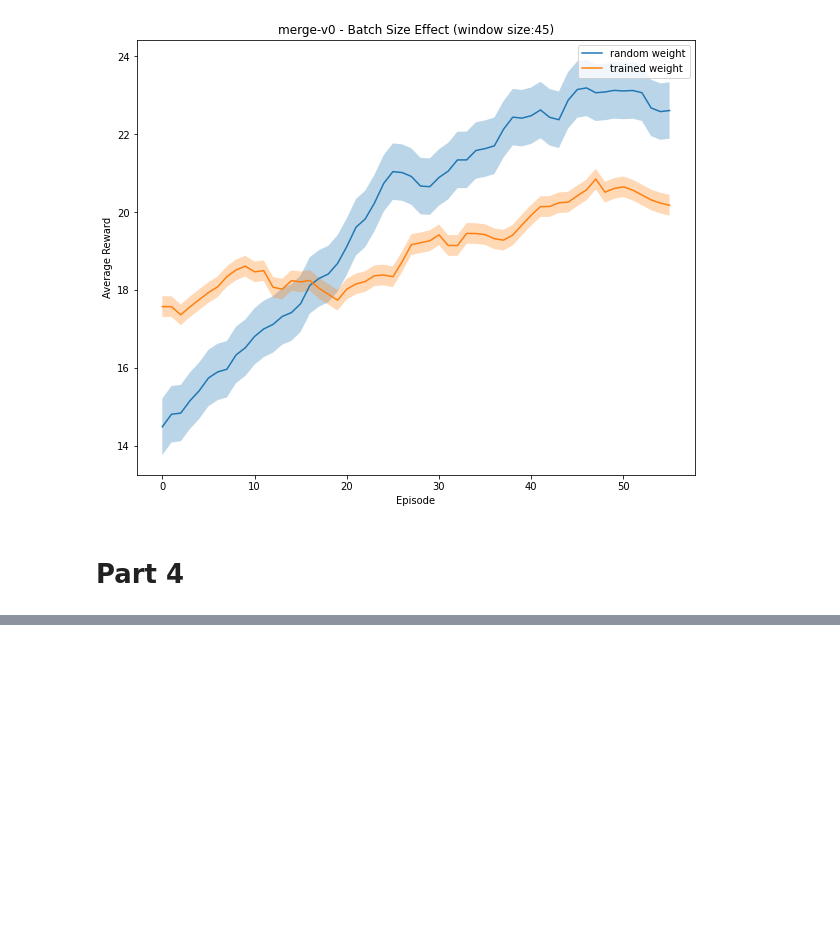
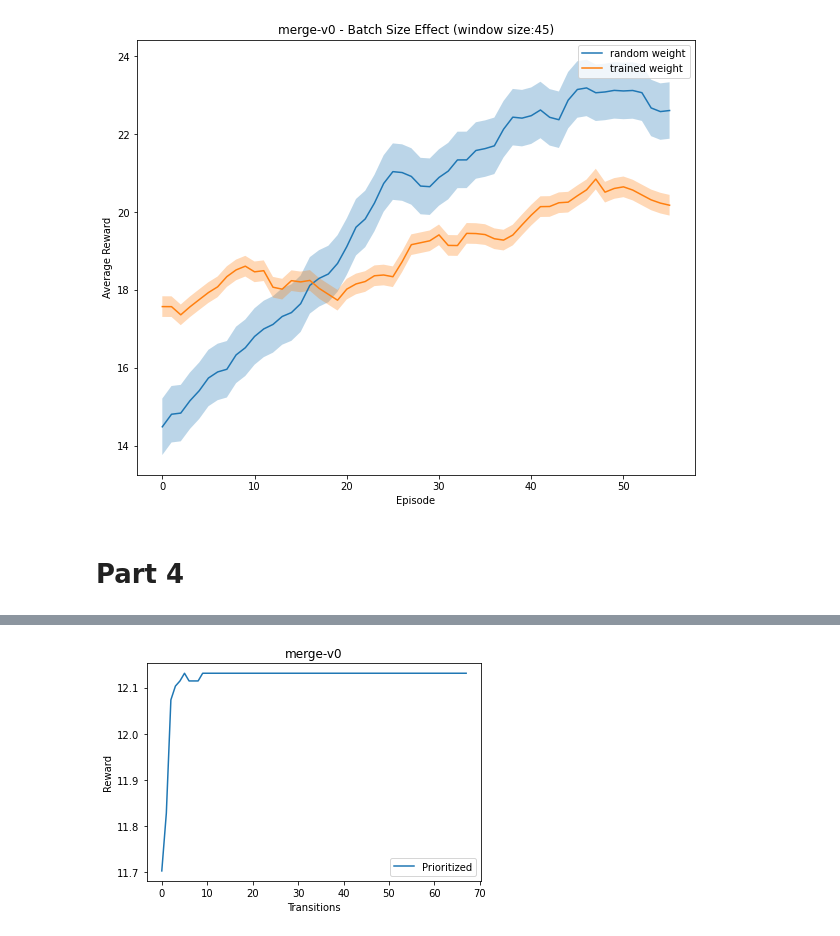
Before and after one commit to mohammadsaadati80/Highway-DQN, a Jupyter notebook: IL_HW5.ipynb, the cells around one changed output, grey strips where cells are left out. Saved outputs shown, nothing was run; the diff lists cells and outputs as text; code cells hidden in the pictures; blank space fills up the shorter version.

```diff
--- a/IL_HW5.ipynb
+++ b/IL_HW5.ipynb
@@ -488,5 +489,5 @@ plt.legend()
 <a name='2-3'></a>
 ## Render
 # %%
-crs6, agent6, state_dict6, cpp6  = run_DeepQLearning_agent(_batch_size=32, reps=1)
+crs6, agent6  = run_DeepQLearning_agent(_batch_size=32, reps=1)
 # %% [output]
@@ -833,0 +1111,16 @@ plt.legend()
+# %%
+def run_experiment(config, use_priority=False, n_seeds=10):
+    torch.manual_seed(0)
+    mean_rewards = []
+
+    for seed in range(n_seeds):
+        buffer = PrioritizedReplayBuffer(**config["buffer"])
+
+        model = DQN_PER(**config["model"])
+
+        seed_reward, seed_std = train(seed=seed, model=model, buffer=buffer, **config["train"])
+        mean_rewards.append(seed_reward)
+
+    mean_rewards = np.array(mean_rewards)
+
+    return mean_rewards, mean_rewards.mean(axis=0), mean_rewards.std(axis=0)
@@ -833,0 +1223,2 @@ plt.legend()
+# %%
+mpr, mean_priority_reward, std_priority_reward = run_experiment(priority_config)
@@ -833,0 +1268,19 @@ plt.legend()
+# %%
+steps = np.arange(mean_priority_reward.shape[0]) * config["train"]["test_every"]
+
+# mean_reward_ = np.convolve(np.mean(mean_reward, axis=0), np.ones(window_size)/window_size, mode='valid')
+# mean_reward_ = np.mean(mean_reward, axis=0)
+# ci1 = 1.96 * np.std(mean_reward_)/np.sqrt(len(mean_reward_))
+
+# plt.plot(steps, mean_reward_, label="Normal")
+# plt.fill_between(steps, mean_reward - std_reward, mean_reward + std_reward, alpha=0.3)
+plt.plot(steps, mean_priority_reward, label="Prioritized")
+# plt.fill_between(steps, mean_priority_reward - std_priority_reward, mean_priority_reward + std_priority_reward, alpha=0.3)
+
+plt.legend()
+plt.title(config["train"]["env_name"])
+plt.xlabel("Transitions")
+plt.ylabel("Reward")
+plt.savefig(f"{config['train']['env_name']}.jpg", dpi=200, bbox_inches='tight')
+# %% [output]
+[figure, added]
```
Also changed, not shown: parts of 30 cells of this notebook, 1 other file.
